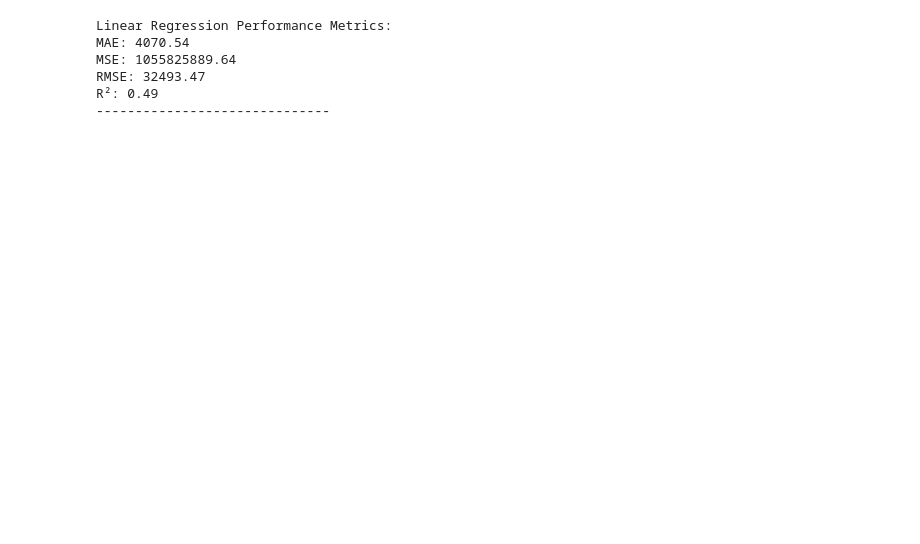
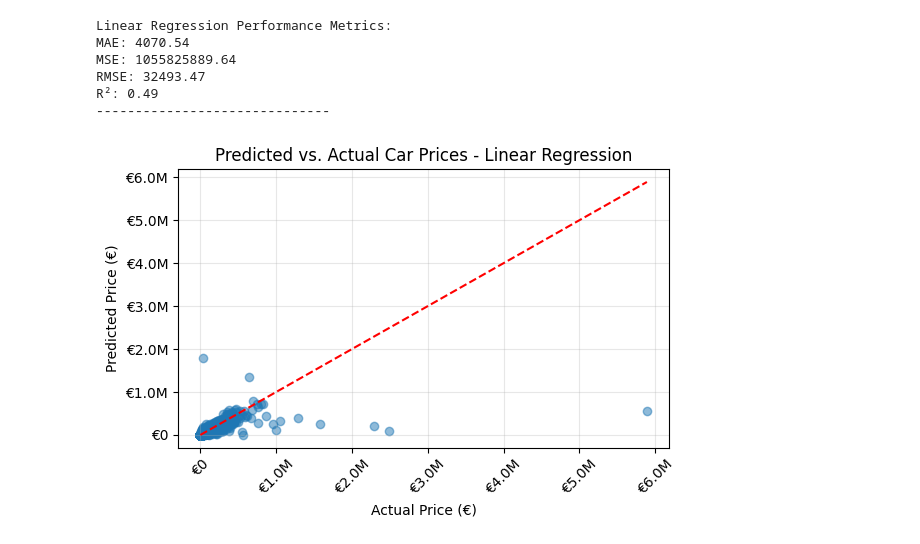
Before and after one commit to kiljos/data_mining, a Jupyter notebook: models/lr/all_fuel_types/lr_impute_logy_segment.ipynb, the cells around one changed output. Drawn from its saved outputs; the diff is of its cells as text; code cells hidden in the pictures; blank space fills up the shorter version.

```diff
--- a/models/lr/all_fuel_types/lr_impute_logy_segment.ipynb
+++ b/models/lr/all_fuel_types/lr_impute_logy_segment.ipynb
@@ -68,31 +69,34 @@ def main():
 
     evaluate_model(y_test, y_pred_lr, "Linear Regression")
 
+    scatter_prediction(y_test, y_pred_lr, "Linear Regression")
+
     # Prüfe, ob fuel_type in X_test enthalten ist
     if 'fuel_type' in X_test.columns:
         results_df = pd.DataFrame({
             'fuel_type': X_test['fuel_type'].values,
             'y_true': y_test.values,
             'y_pred': y_pred_lr
         })
 
         from sklearn.metrics import mean_absolute_error, mean_squared_error
 
         #print("\nFehleranalyse nach Fuel Type:")
         for fuel in results_df['fuel_type'].unique():
             subset = results_df[results_df['fuel_type'] == fuel]
             mae = mean_absolute_error(subset['y_true'], subset['y_pred'])
          #
          #    print(f"{fuel:10s} – MAE: {mae:.2f}, N = {len(subset)}")
 
 
 
 if __name__ == "__main__":
     main()
 # %% [output]
 Linear Regression Performance Metrics:
 MAE: 4070.54
 MSE: 1055825889.64
 RMSE: 32493.47
 R²: 0.49
 ------------------------------
+[figure, added]
```
Also changed, not shown: parts of 1 cell of this notebook, 14 other files.
